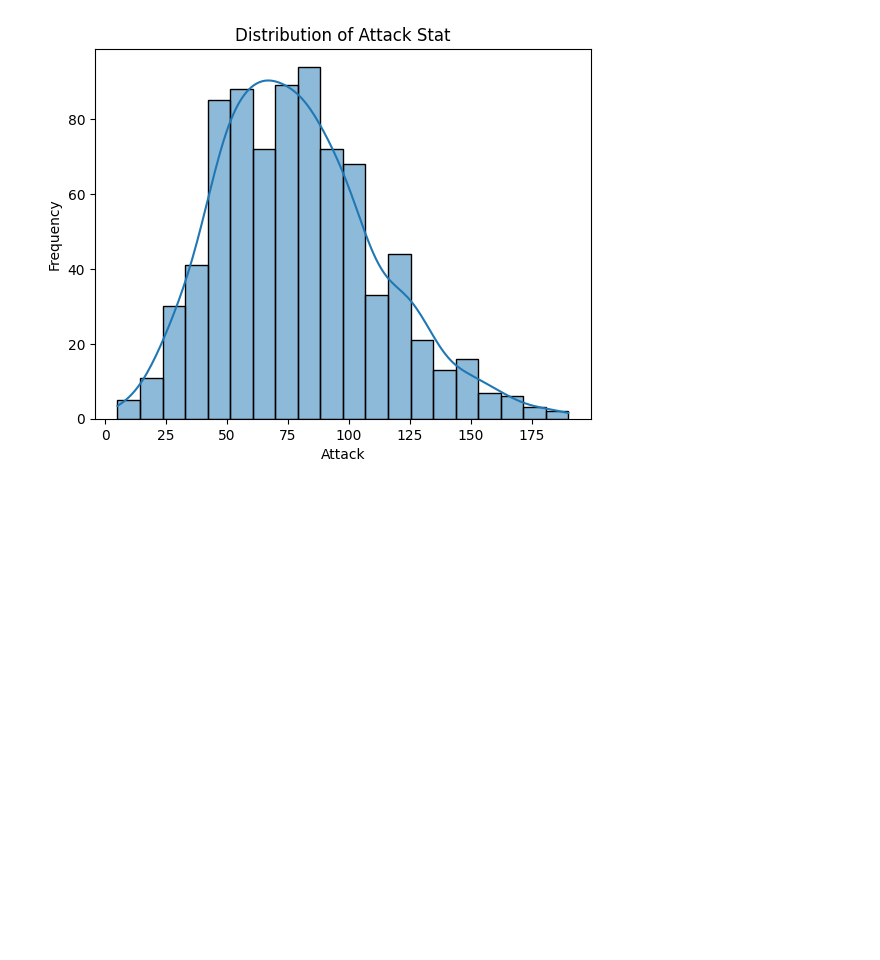
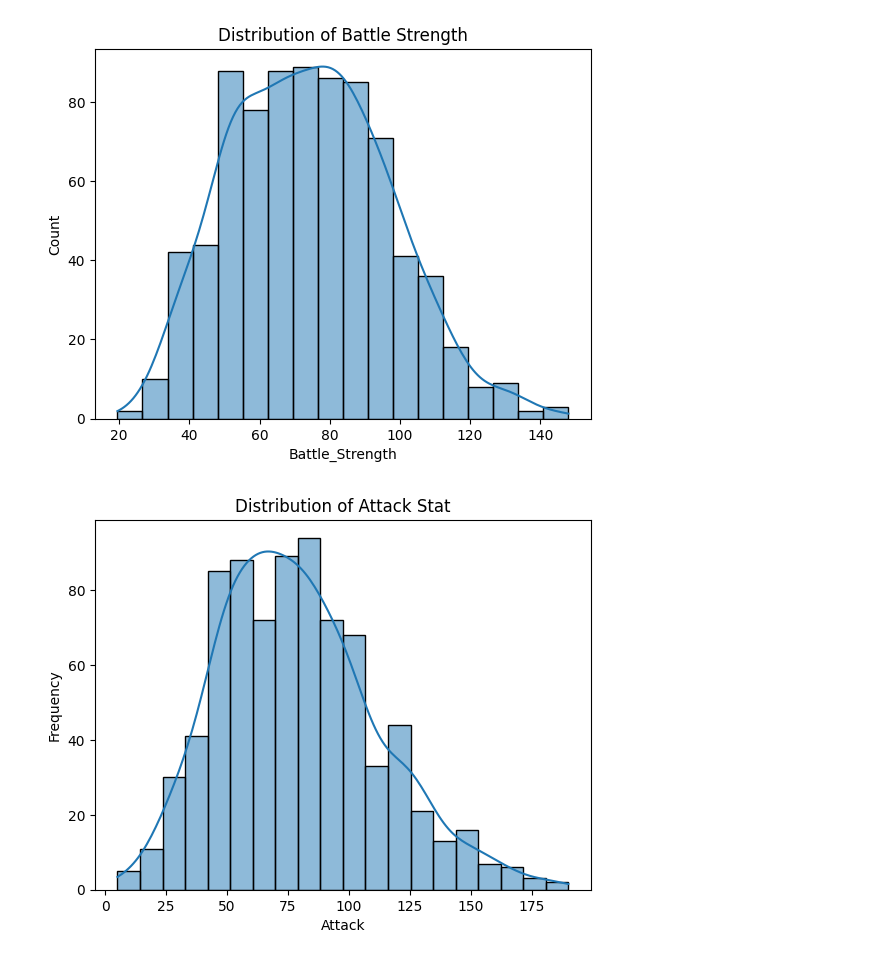
Before and after one commit to LordUzumaki/PokmonBattleStrengthAnalyzer, a Jupyter notebook: Notebook/data_exploration.ipynb, the cells around one changed output. Cells and saved outputs as stored; diff of their text form; code cells hidden in the pictures; blank space fills up the shorter version.

Commit message:
worked on Data

```diff
--- a/Notebook/data_exploration.ipynb
+++ b/Notebook/data_exploration.ipynb
@@ -42,0 +48,7 @@ memory usage: 75.9+ KB
+# %%
+# Use bfill directly
+df_filled = df.copy()
+df_filled['Type 2'] = df_filled['Type 2'].bfill()
+
+# Verify the changes
+df_filled.isnull().sum()
@@ -43,3 +70,21 @@ memory usage: 75.9+ KB
+# %%
+df_filled['Battle_Strength'] = (df_filled['Attack'] * 0.4 +
+                                df_filled['Defense'] * 0.3 +
+                                df_filled['Speed'] * 0.2 +
+                                df_filled['HP'] * 0.1)
+
+
+df_filled[['Name', 'Attack', 'Defense', 'Speed', 'HP', 'Battle_Strength']].head()
+df_filled.to_csv('../Data/Cleaned_pokemon_data.csv', index=False)
+# %%
+import matplotlib.pyplot as plt
+import seaborn as sns
+
+sns.histplot(df_filled['Battle_Strength'], kde=True)
+plt.title('Distribution of Battle Strength')
+plt.show()
+# %% [output]
+[figure, added]
 # %%
 # Visualize the distribution of the Attack stat
 sns.histplot(df['Attack'], kde=True)
```
Also changed, not shown: parts of 2 cells of this notebook, 11 other files.
